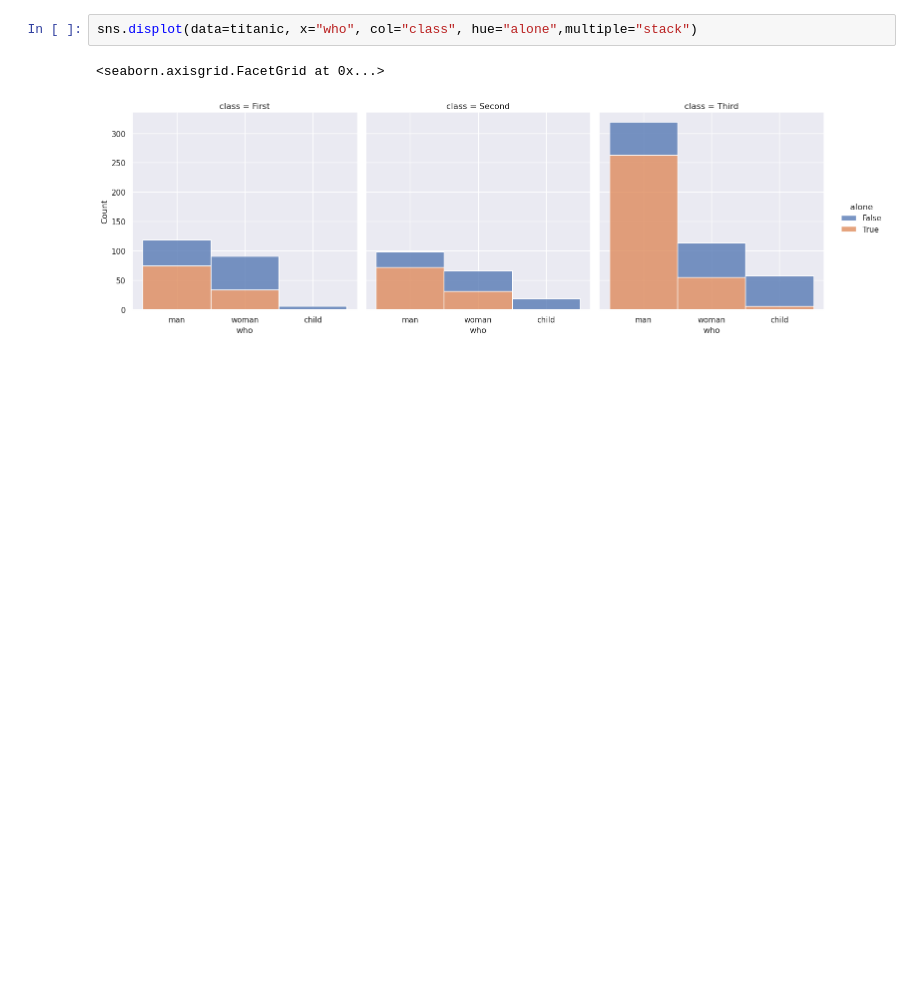
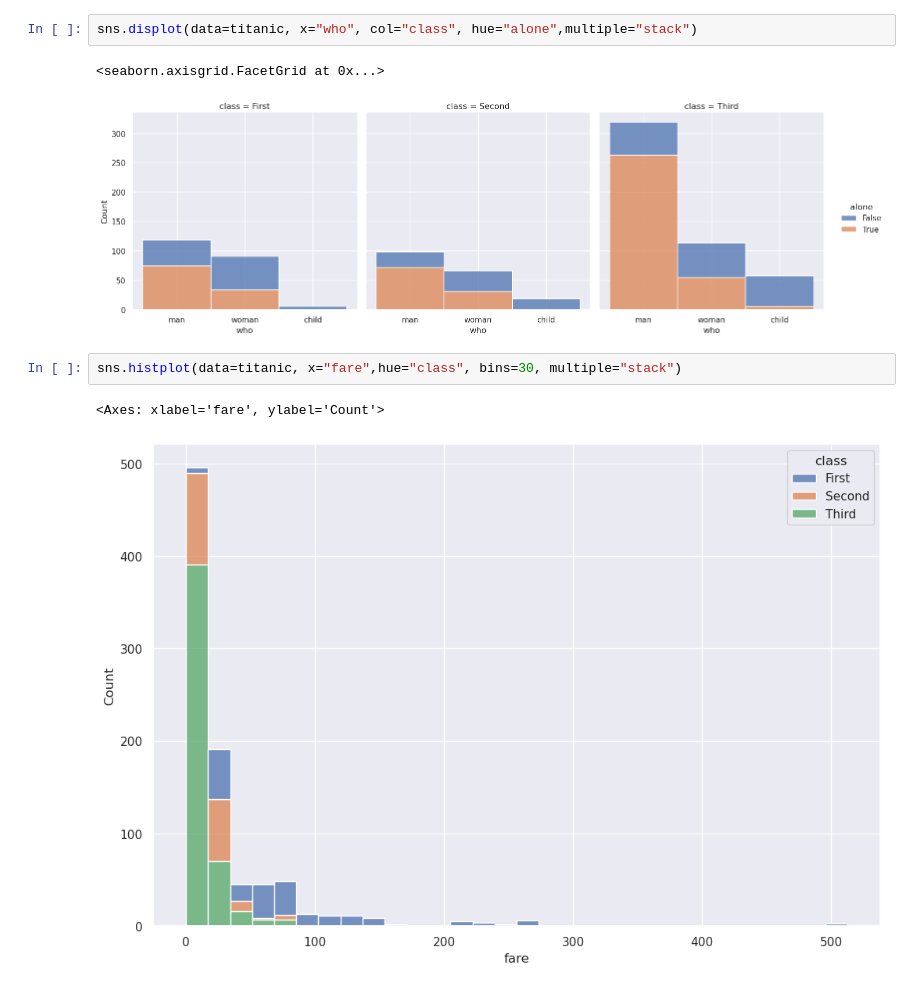
Before and after one commit to Michal-Radomski/Python-Data-Visualization, a Jupyter notebook: 01 Data Visualization/02_Seaborn/titanic.ipynb, the cells around one changed output. Saved outputs shown, nothing was run; the diff lists cells and outputs as text; blank space fills up the shorter version.

Commit message:
Data Visualization in Python course - commit 17

```diff
--- a/01 Data Visualization/02_Seaborn/seaborn.ipynb
+++ b/01 Data Visualization/02_Seaborn/titanic.ipynb
@@ -71,3 +68,8 @@ sns.displot(data=titanic, x="who", col="class", hue="alone",multiple="stack")
 # %% [output]
 <seaborn.axisgrid.FacetGrid at 0x...>
 [figure]
+# %%
+sns.histplot(data=titanic, x="fare",hue="class", bins=30, multiple="stack")
+# %% [output]
+<Axes: xlabel='fare', ylabel='Count'>
+[figure, added]
```
Also changed, not shown: parts of 6 cells of this notebook, 1 other file.
